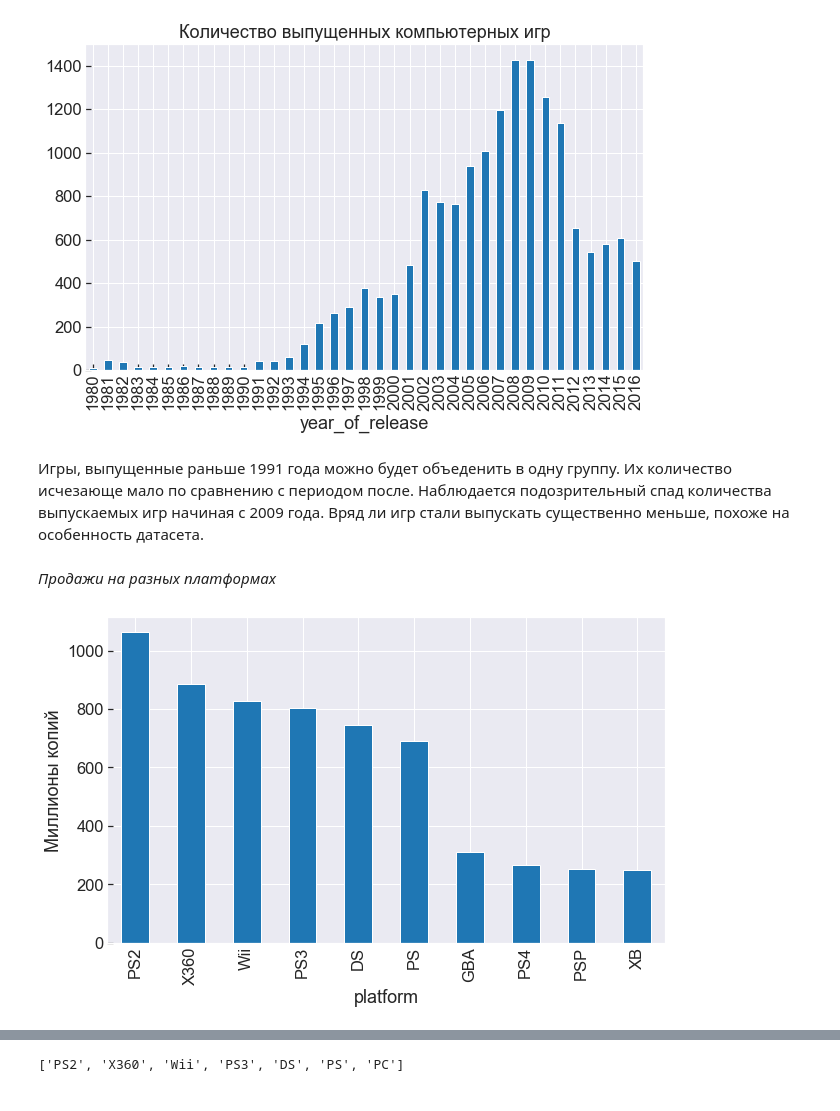
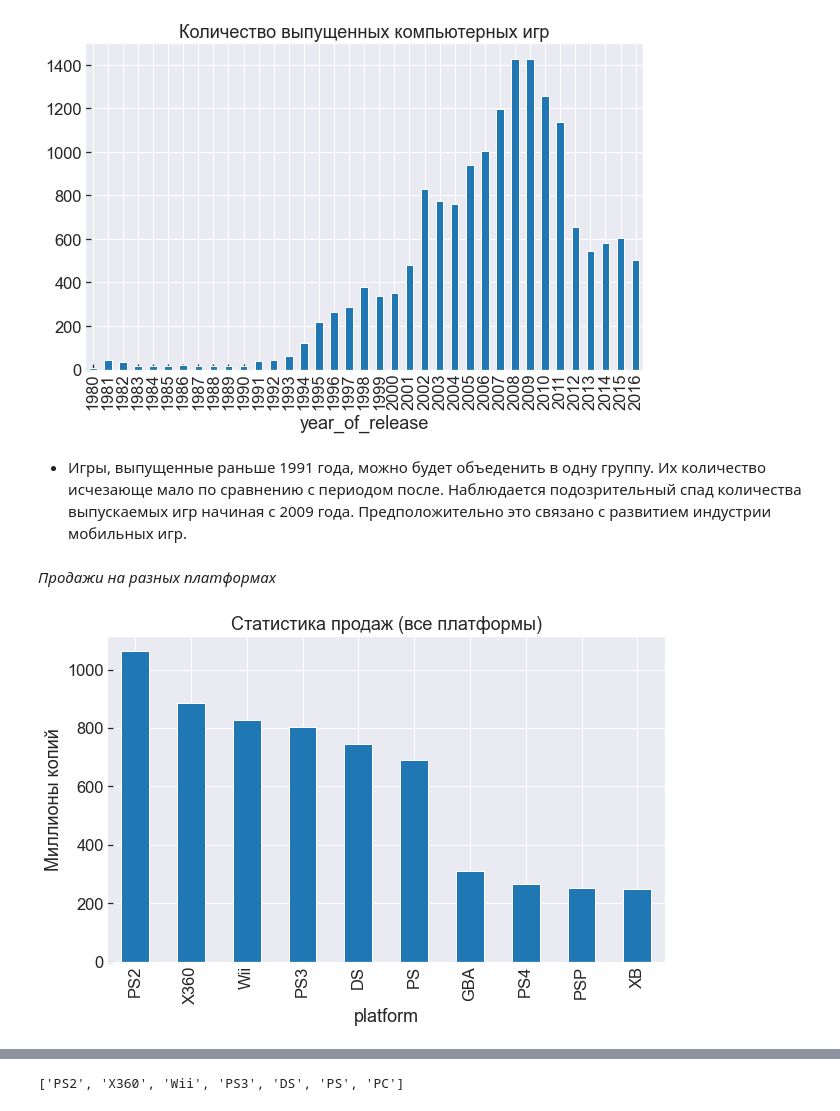
Before and after one commit to mbelveder/praktikum, a Jupyter notebook: gen_project_1/games.ipynb, the cells around one changed output, grey strips where cells are left out. Drawn from its saved outputs; the diff is of its cells as text; code cells hidden in the pictures.

```diff
--- a/gen_project_1/games.ipynb
+++ b/gen_project_1/games.ipynb
@@ -127,20 +127,22 @@ plt.show()
 # %% [output]
 [figure]
 # %% [markdown]
-Игры, выпущенные раньше 1991 года можно будет объеденить в одну группу. Их количество исчезающе мало по сравнению с периодом после. Наблюдается подозрительный спад количества выпускаемых игр начиная с 2009 года. Вряд ли игр стали выпускать существенно меньше, похоже на особенность датасета.
+- Игры, выпущенные раньше 1991 года, можно будет объеденить в одну группу. Их количество исчезающе мало по сравнению с периодом после. Наблюдается подозрительный спад количества выпускаемых игр начиная с 2009 года. Предположительно это связано с развитием индустрии мобильных игр.
 # %% [markdown]
 _Продажи на разных платформах_
 # %%
 # Выберите платформы с наибольшими суммарными продажами
 top_sales_platforms = df.groupby('platform')['total_sales'].sum().nlargest(10)
 
 plt.ylabel('Миллионы копий')
 
+plt.title('Статистика продаж (все платформы)')
+
 top_sales_platforms.plot.bar()
 
 plt.show()
 # %% [output]
-[figure, old version]
+[figure, new version]
 # %%
 # Ограничусь шестью самыми крупными по прадажам
 top_sales_platforms = df.groupby('platform')['total_sales'].sum().nlargest(6)
```
Also changed, not shown: parts of 12 cells of this notebook, 1 other file.
